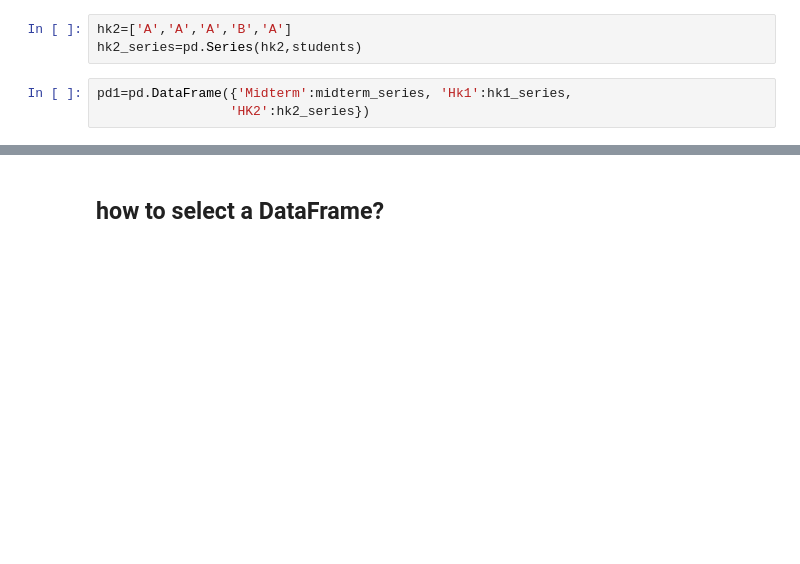
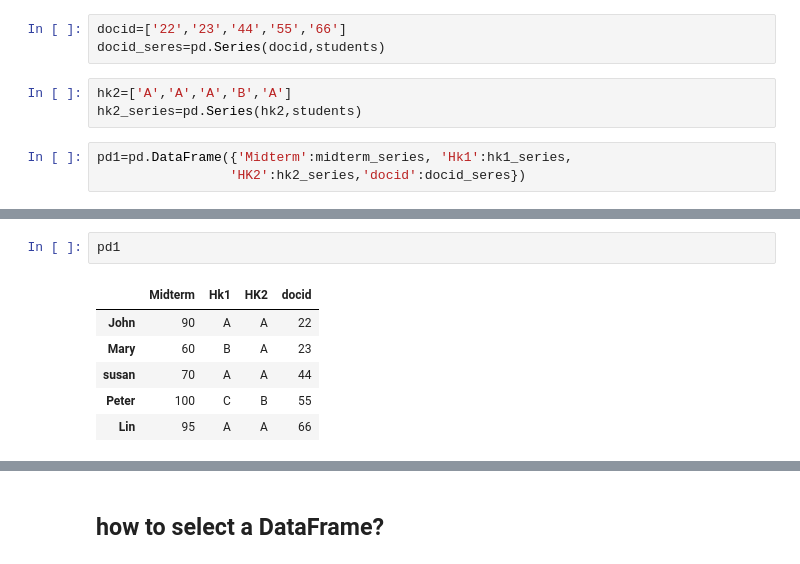
Before and after one commit to alabtsai/FGU-Class, a Jupyter notebook: Lecture_0509.ipynb, the cells around one changed output, grey strips where cells are left out. Saved outputs shown, nothing was run; the diff lists cells and outputs as text; blank space fills up the shorter version.

Commit message:
Merge dataframe

```diff
--- a/Lecture_0509.ipynb
+++ b/Lecture_0509.ipynb
@@ -149,12 +149,15 @@ midterm_series = pd.Series(Grade,index=students)
 # %%
 hk1=['A','B','A','C','A']
 hk1_series=pd.Series(hk1,students)
+# %%
+docid=['22','23','44','55','66']
+docid_seres=pd.Series(docid,students)
 # %%
 hk2=['A','A','A','B','A']
 hk2_series=pd.Series(hk2,students)
 # %%
 pd1=pd.DataFrame({'Midterm':midterm_series, 'Hk1':hk1_series,
-                 'HK2':hk2_series})
+                 'HK2':hk2_series,'docid':docid_seres})
 # %%
 print(pd1)
 # %% [output]
@@ -166,0 +179,9 @@ Lin         95   A   A
+# %%
+pd1
+# %% [output]
+|  | Midterm | Hk1 | HK2 | docid |
+| John | 90 | A | A | 22 |
+| Mary | 60 | B | A | 23 |
+| susan | 70 | A | A | 44 |
+| Peter | 100 | C | B | 55 |
+| Lin | 95 | A | A | 66 |
```
Also changed, not shown: parts of 6 cells of this notebook.
